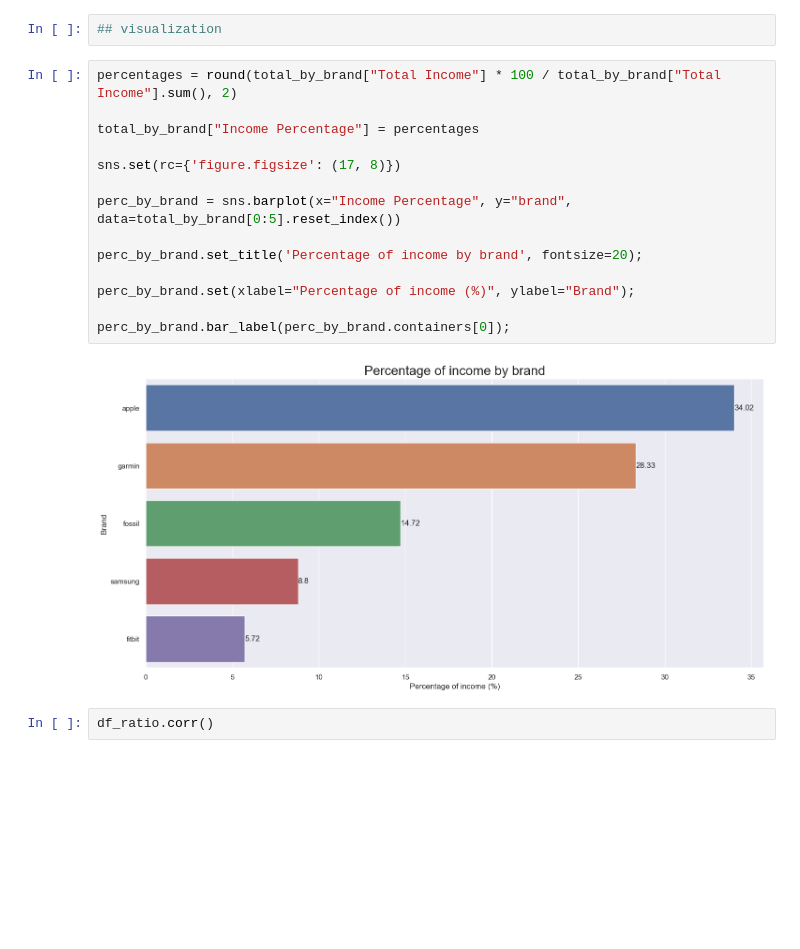
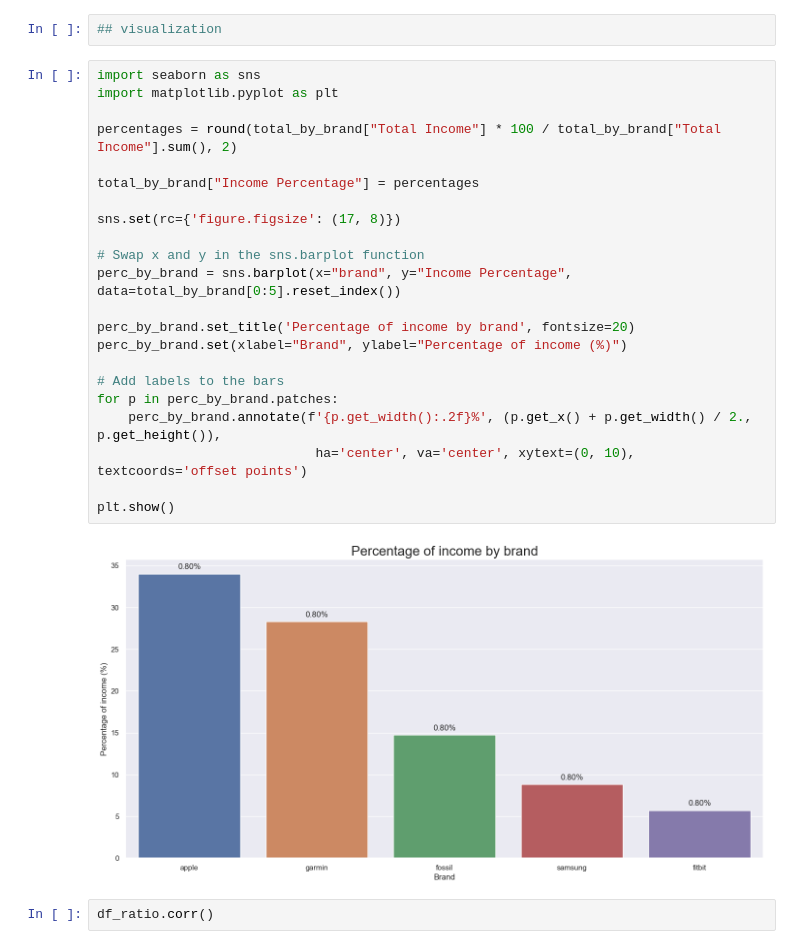
Before and after one commit to Shantik998/Capstone-Project, a Jupyter notebook: Capstone_Project.ipynb, the cells around one changed output. Drawn from its saved outputs; the diff is of its cells as text; blank space fills up the shorter version.

```diff
--- a/Capstone_Project.ipynb
+++ b/Capstone_Project.ipynb
@@ -926,21 +926,29 @@ The brands that have generated the most income are Apple, Garmin, Fossil, Samsun
 # %%
 ## visualization
 # %%
+import seaborn as sns
+import matplotlib.pyplot as plt
+
 percentages = round(total_by_brand["Total Income"] * 100 / total_by_brand["Total Income"].sum(), 2)
 
 total_by_brand["Income Percentage"] = percentages
 
 sns.set(rc={'figure.figsize': (17, 8)})
 
-perc_by_brand = sns.barplot(x="Income Percentage", y="brand", data=total_by_brand[0:5].reset_index())
+# Swap x and y in the sns.barplot function
+perc_by_brand = sns.barplot(x="brand", y="Income Percentage", data=total_by_brand[0:5].reset_index())
 
-perc_by_brand.set_title('Percentage of income by brand', fontsize=20);
+perc_by_brand.set_title('Percentage of income by brand', fontsize=20)
+perc_by_brand.set(xlabel="Brand", ylabel="Percentage of income (%)")
 
-perc_by_brand.set(xlabel="Percentage of income (%)", ylabel="Brand");
+# Add labels to the bars
+for p in perc_by_brand.patches:
+    perc_by_brand.annotate(f'{p.get_width():.2f}%', (p.get_x() + p.get_width() / 2., p.get_height()),
+                            ha='center', va='center', xytext=(0, 10), textcoords='offset points')
 
-perc_by_brand.bar_label(perc_by_brand.containers[0]);
+plt.show()
 # %% [output]
-[figure, old version]
+[figure, new version]
 # %%
 df_ratio.corr()
 # %% [output]
```
